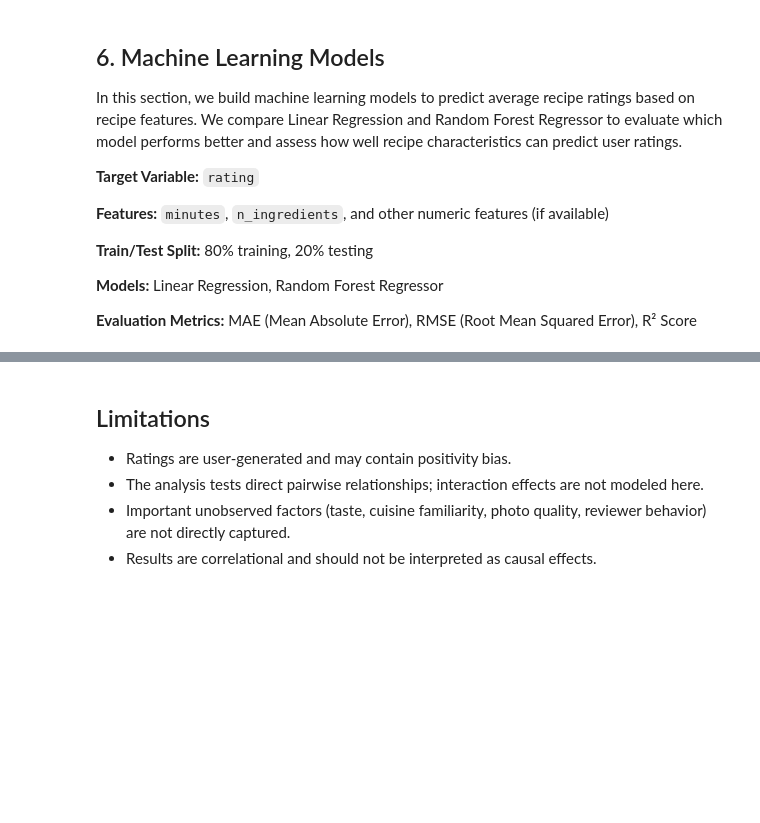
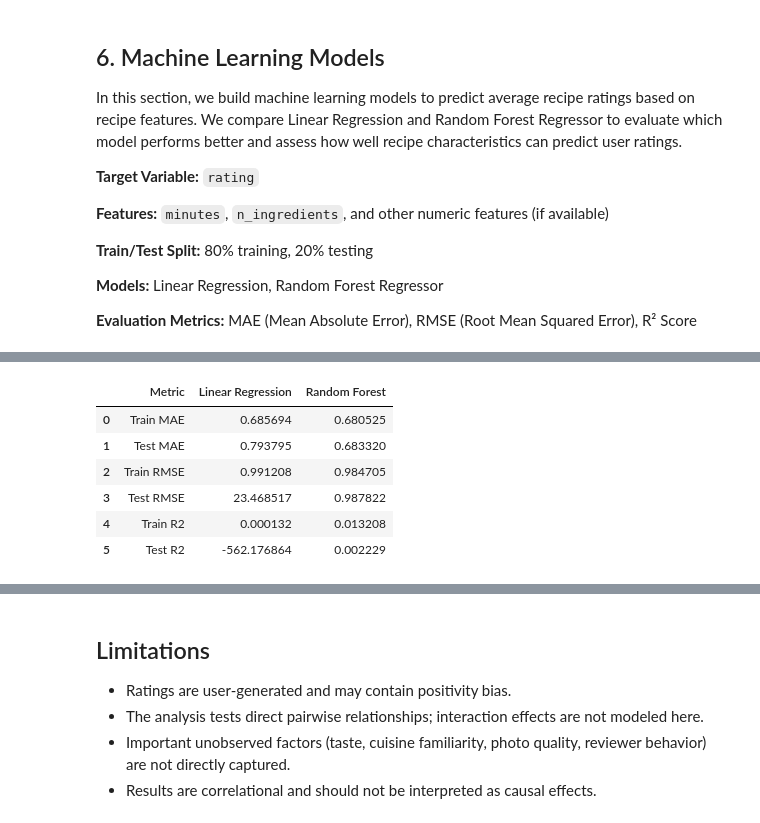
Before and after one commit to ecehankalkan/dsa210-project-ecehankalkan, a Jupyter notebook: recipe_ratings_analysis.ipynb, the cells around one changed output, grey strips where cells are left out. Cells and saved outputs as stored; diff of their text form; code cells hidden in the pictures; blank space fills up the shorter version.

```diff
--- a/recipe_ratings_analysis.ipynb
+++ b/recipe_ratings_analysis.ipynb
@@ -638,0 +664,77 @@ In this section, we build machine learning models to predict average recipe rati
+# %%
+# Model Comparison and Summary
+required_vars = [
+    "lr_train_mae",
+    "lr_test_mae",
+    "lr_train_rmse",
+    "lr_test_rmse",
+    "lr_train_r2",
+    "lr_test_r2",
+    "rf_train_mae",
+    "rf_test_mae",
+    "rf_train_rmse",
+    "rf_test_rmse",
+    "rf_train_r2",
+    "rf_test_r2",
+]
+
+missing = [name for name in required_vars if name not in globals()]
+if missing:
+    print("Model metrics are missing.")
+    print("Run the ML feature prep cell and the Linear Regression + Random Forest cells first.")
+else:
+    print("\n" + "=" * 60)
+    print("MODEL COMPARISON SUMMARY")
+    print("=" * 60)
+
+    # Create a comparison dataframe
+    comparison_data = {
+        "Metric": ["Train MAE", "Test MAE", "Train RMSE", "Test RMSE", "Train R2", "Test R2"],
+        "Linear Regression": [
+            lr_train_mae,
+            lr_test_mae,
+            lr_train_rmse,
+            lr_test_rmse,
+            lr_train_r2,
+            lr_test_r2,
+        ],
+        "Random Forest": [
+            rf_train_mae,
+            rf_test_mae,
+            rf_train_rmse,
+            rf_test_rmse,
+            rf_train_r2,
+            rf_test_r2,
+        ],
+    }
+
+    comparison_df = pd.DataFrame(comparison_data)
+    display(comparison_df)
+
+    print("\nInterpretation:")
+    print("-" * 60)
+
+    # Overall performance
+    if lr_test_r2 > rf_test_r2:
+        print(f"Linear Regression performs slightly better with Test R2 = {lr_test_r2:.4f}")
+        print(f"Random Forest Test R2 = {rf_test_r2:.4f}")
+        better_model = "Linear Regression"
+    else:
+        print(f"Random Forest performs slightly better with Test R2 = {rf_test_r2:.4f}")
+        print(f"Linear Regression Test R2 = {lr_test_r2:.4f}")
+        better_model = "Random Forest"
+
+    print("\nBoth models achieve very low R2 scores (< 0.10), indicating that:")
+    print("  - Recipe features (minutes, ingredients, nutrition) explain only a small fraction of rating variability")
+    print("  - Rating prediction is inherently difficult with these features alone")
+    print("  - Other factors (taste, presentation, reviewer bias) likely play larger roles")
+
+    print("\nTest MAE (Mean Absolute Error):")
+    print(f"  - {better_model} MAE = {min(lr_test_mae, rf_test_mae):.4f}")
+    print(f"  - This means predictions are off by about {min(lr_test_mae, rf_test_mae):.2f} rating points on average")
+
+    print("\nConclusion:")
+    print("  The weak predictive power suggests rating prediction requires more sophisticated features")
+    print("  (e.g., recipe reviews, user history, social signals) or more complex modeling approaches.")
+    print("  Simple recipe characteristics are not sufficient to accurately predict user ratings.")
+# %% [output]
@@ -638,0 +744,7 @@ In this section, we build machine learning models to predict average recipe rati
+|  | Metric | Linear Regression | Random Forest |
+| 0 | Train MAE | 0.685694 | 0.680525 |
+| 1 | Test MAE | 0.793795 | 0.683320 |
+| 2 | Train RMSE | 0.991208 | 0.984705 |
+| 3 | Test RMSE | 23.468517 | 0.987822 |
+| 4 | Train R2 | 0.000132 | 0.013208 |
+| 5 | Test R2 | -562.176864 | 0.002229 |
```
Also changed, not shown: parts of 18 cells of this notebook, 5 other files.
